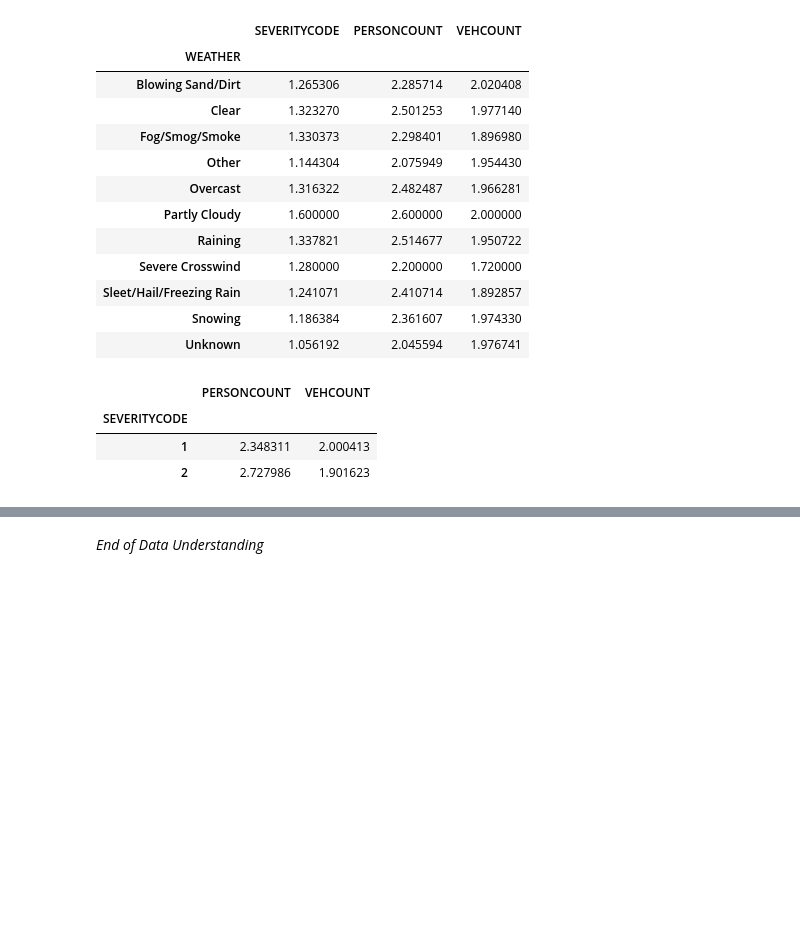
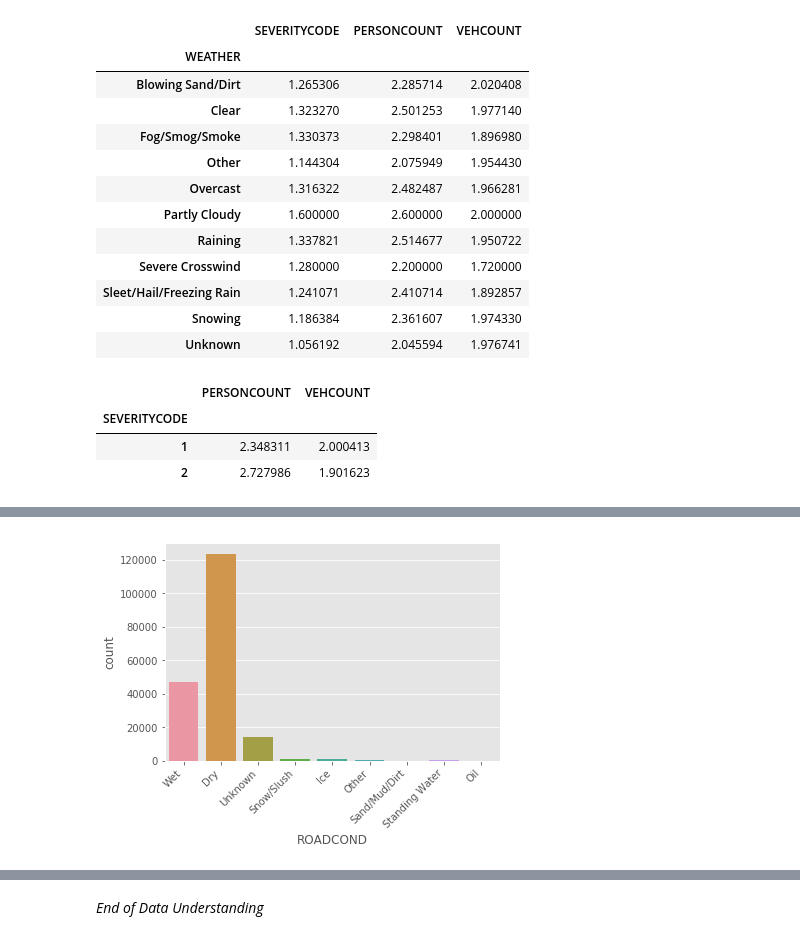
Before and after one commit to EdwardBGJung/Coursera_Capstone, a Jupyter notebook: Coursera_capstone_background_problem (DTmodel).ipynb, the cells around one changed output, grey strips where cells are left out. Saved outputs shown, nothing was run; the diff lists cells and outputs as text; code cells hidden in the pictures; blank space fills up the shorter version.

```diff
--- a/Coursera_capstone_background_problem (DTmodel).ipynb
+++ b/Coursera_capstone_background_problem (DTmodel).ipynb
@@ -289,0 +305,7 @@ df_Others  # person is impacted to severity code.
+# %%
+ax = sns.countplot(df['ROADCOND'])
+ax.set_xticklabels(ax.get_xticklabels(), rotation=45,
+                   horizontalalignment='right')
+plt.show()
+# %% [output]
+[figure, added]
```
Also changed, not shown: parts of 13 cells of this notebook.
